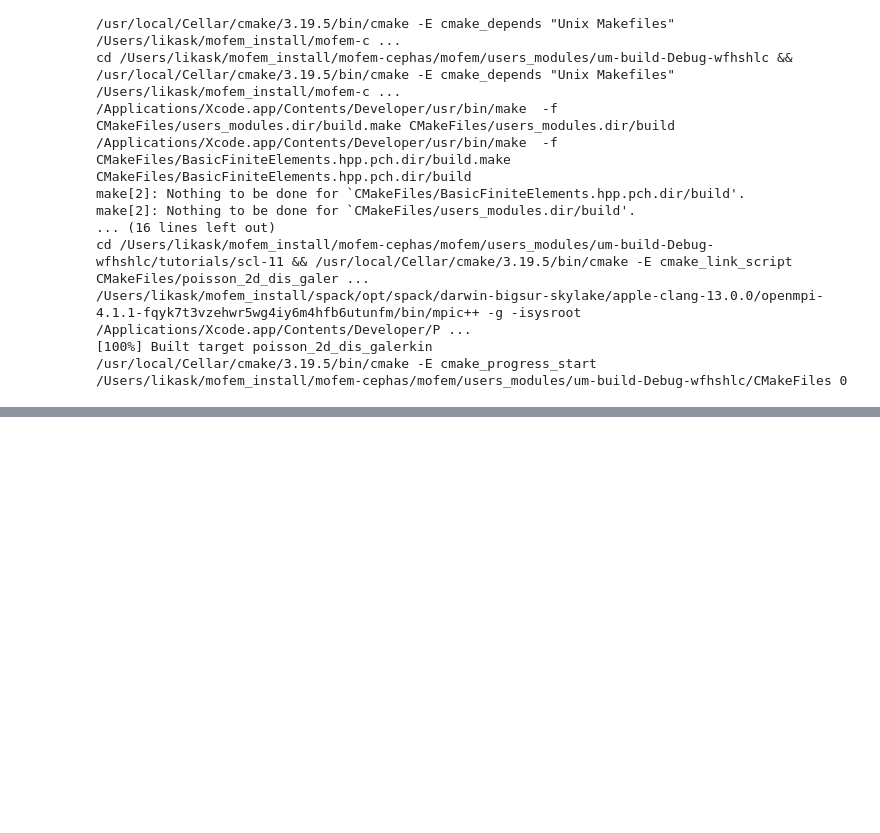
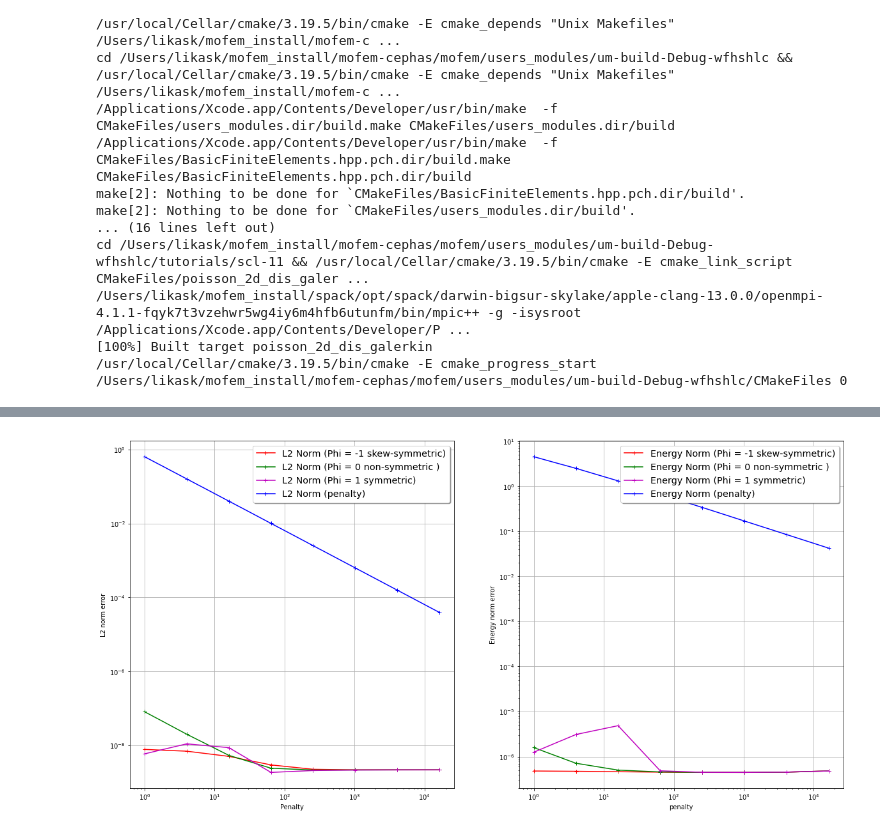
Before and after one commit to MoFEM/users-modules-cephas, a Jupyter notebook: tutorials/scl-11/test.ipynb, the cells around one changed output, grey strips where cells are left out. Drawn from its saved outputs; the diff is of its cells as text; code cells hidden in the pictures; blank space fills up the shorter version.

```diff
--- a/tutorials/scl-11/test.ipynb
+++ b/tutorials/scl-11/test.ipynb
@@ -135,0 +195,26 @@ ax[1].grid(True)
+# %%
+# plot
+plt.rcParams['figure.figsize'] = [20,10]
+fig, ax = plt.subplots(1,2)
+ax[0].set_xscale('log')
+ax[0].set_yscale('log')
+ax[0].plot(penalty_list, l2_norm_phi_m_1_list, 'r+-', label='L2 Norm (Phi = -1 skew-symmetric)')
+ax[0].plot(penalty_list, l2_norm_phi_0_list, 'g+-', label='L2 Norm (Phi = 0 non-symmetric )')
+ax[0].plot(penalty_list, l2_norm_phi_1_list, 'm+-', label='L2 Norm (Phi = 1 symmetric)')
+ax[0].plot(penalty_list, l2_norm_phi_penalty_list, 'b+-', label='L2 Norm (penalty)')
+ax[0].set_xlabel('Penalty')
+ax[0].set_ylabel('L2 norm error')
+legend = ax[0].legend(loc='upper right', shadow=True, fontsize='x-large')
+ax[0].grid(True);
+ax[1].set_xscale('log')
+ax[1].set_yscale('log')
+ax[1].plot(penalty_list, energy_norm_phi_m_1_list, 'r+-', label='Energy Norm (Phi = -1 skew-symmetric)')
+ax[1].plot(penalty_list, energy_norm_phi_0_list, 'g+-', label='Energy Norm (Phi = 0 non-symmetric )')
+ax[1].plot(penalty_list, energy_norm_phi_1_list, 'm+-', label='Energy Norm (Phi = 1 symmetric)')
+ax[1].plot(penalty_list, energy_norm_phi_penalty_list, 'b+-', label='Energy Norm (penalty)')
+ax[1].set_xlabel('penalty')
+ax[1].set_ylabel('Energy norm error')
+legend = ax[1].legend(loc='upper right', shadow=True, fontsize='x-large')
+ax[1].grid(True)
+# %% [output]
+[figure, added]
```
Also changed, not shown: parts of 4 cells of this notebook, 2 other files.
